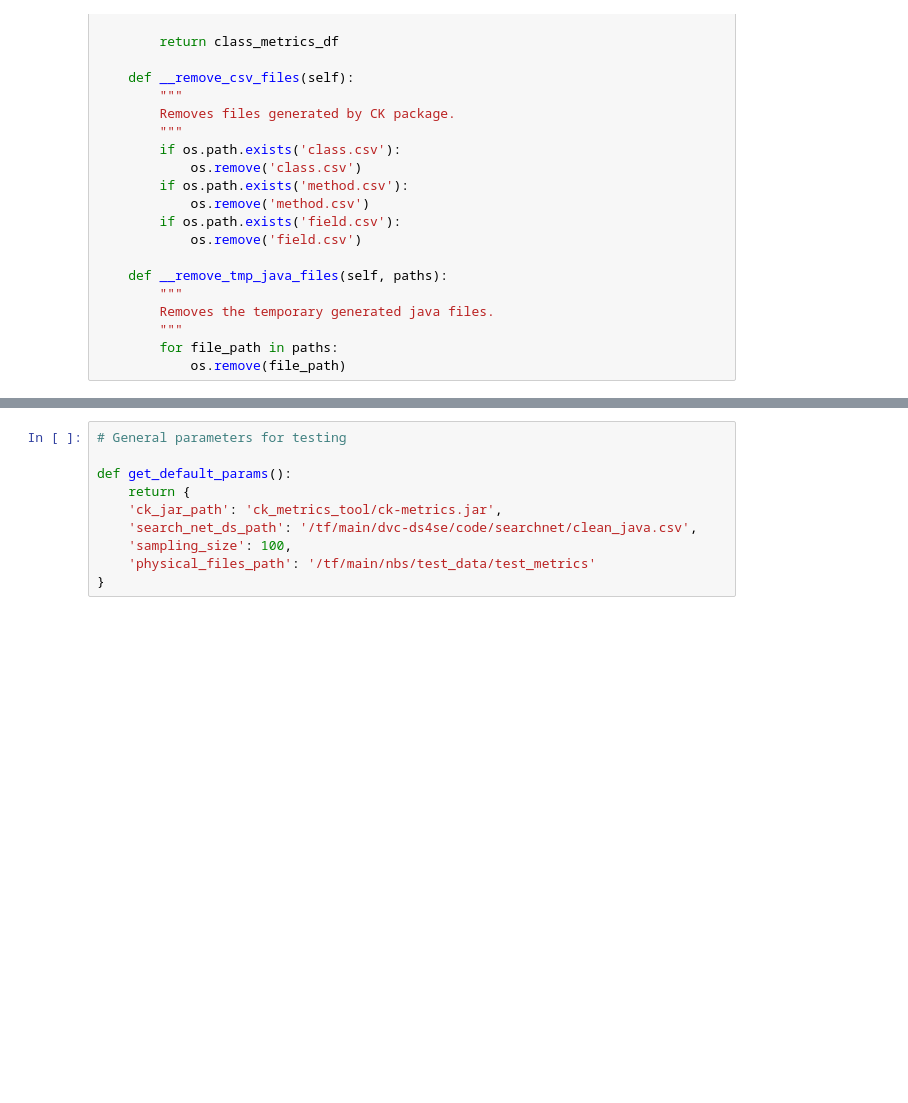
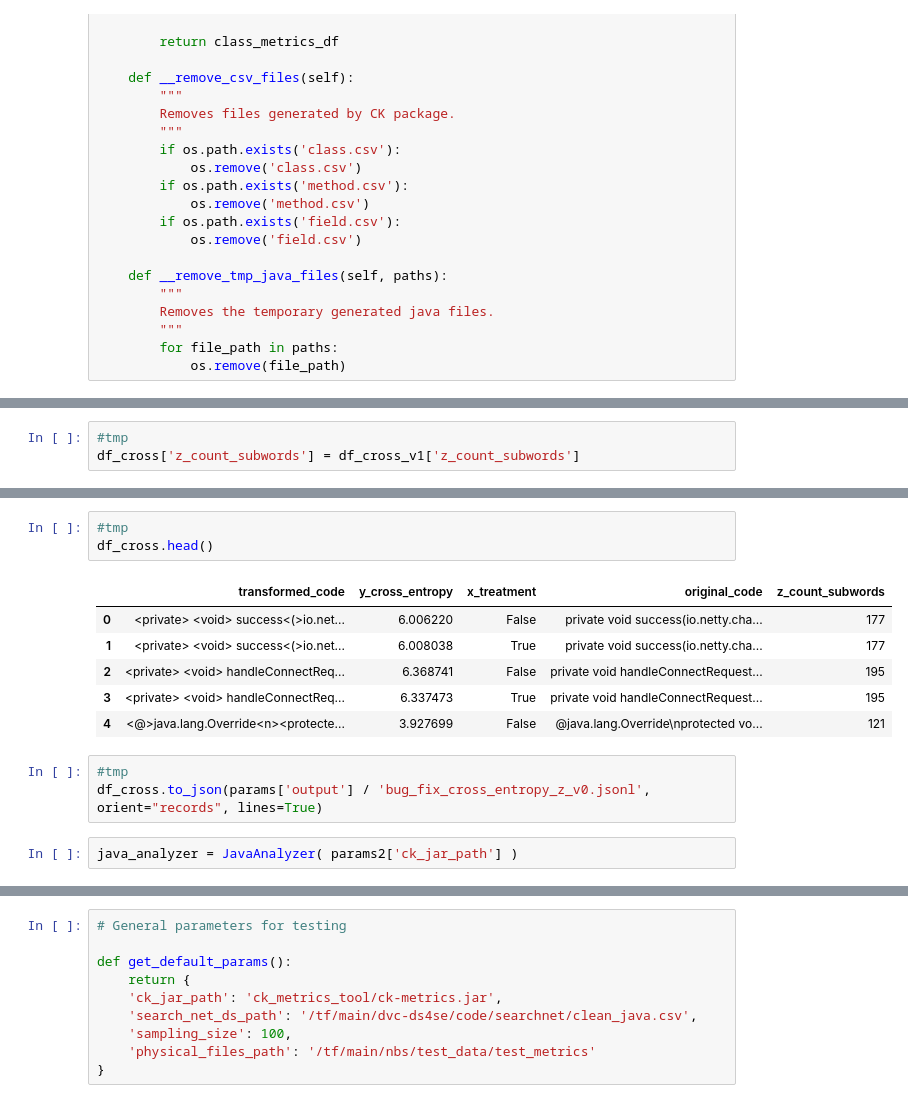
Before and after one commit to ArtificialSoftwareEngineering/InterpretingCodeGeneration, a Jupyter notebook: nbs/00_data.covariates.ipynb, the cells around one changed output, grey strips where cells are left out. Cells and saved outputs as stored; diff of their text form; blank space fills up the shorter version.

```diff
--- a/nbs/00_data.covariates.ipynb
+++ b/nbs/00_data.covariates.ipynb
@@ -527,0 +548,3 @@ class JavaAnalyzer():
+# %%
+#tmp
+df_cross['z_count_subwords'] = df_cross_v1['z_count_subwords']
@@ -527,0 +561,15 @@ class JavaAnalyzer():
+# %%
+#tmp
+df_cross.head()
+# %% [output]
+|  | transformed_code | y_cross_entropy | x_treatment | original_code | z_count_subwords |
+| 0 | <private> <void> success<(>io.net... | 6.006220 | False | private void success(io.netty.cha... | 177 |
+| 1 | <private> <void> success<(>io.net... | 6.008038 | True | private void success(io.netty.cha... | 177 |
+| 2 | <private> <void> handleConnectReq... | 6.368741 | False | private void handleConnectRequest... | 195 |
+| 3 | <private> <void> handleConnectReq... | 6.337473 | True | private void handleConnectRequest... | 195 |
+| 4 | <@>java.lang.Override<n><protecte... | 3.927699 | False | @java.lang.Override\nprotected vo... | 121 |
+# %%
+#tmp
+df_cross.to_json(params['output'] / 'bug_fix_cross_entropy_z_v0.jsonl', orient="records", lines=True)
+# %%
+java_analyzer = JavaAnalyzer( params2['ck_jar_path'] )
```
Also changed, not shown: parts of 16 cells of this notebook, 1 other file.
